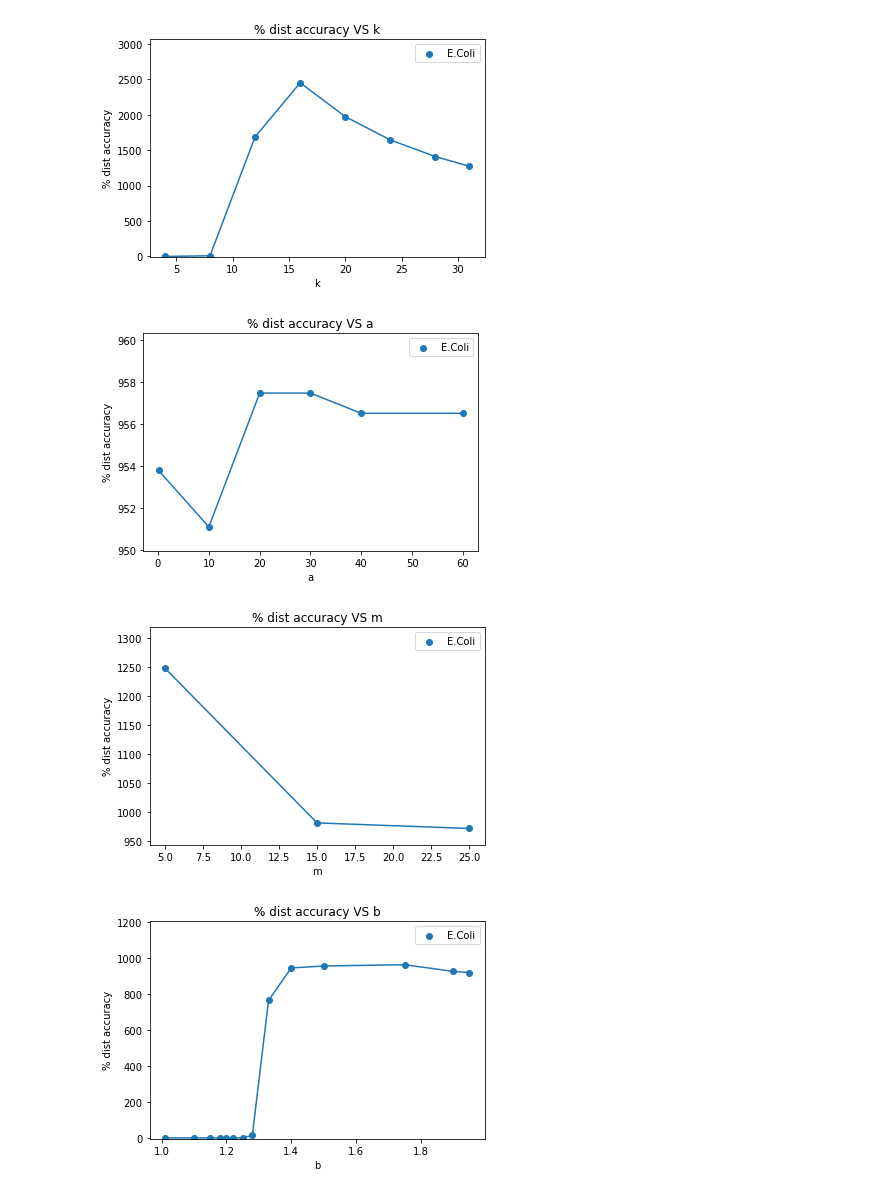
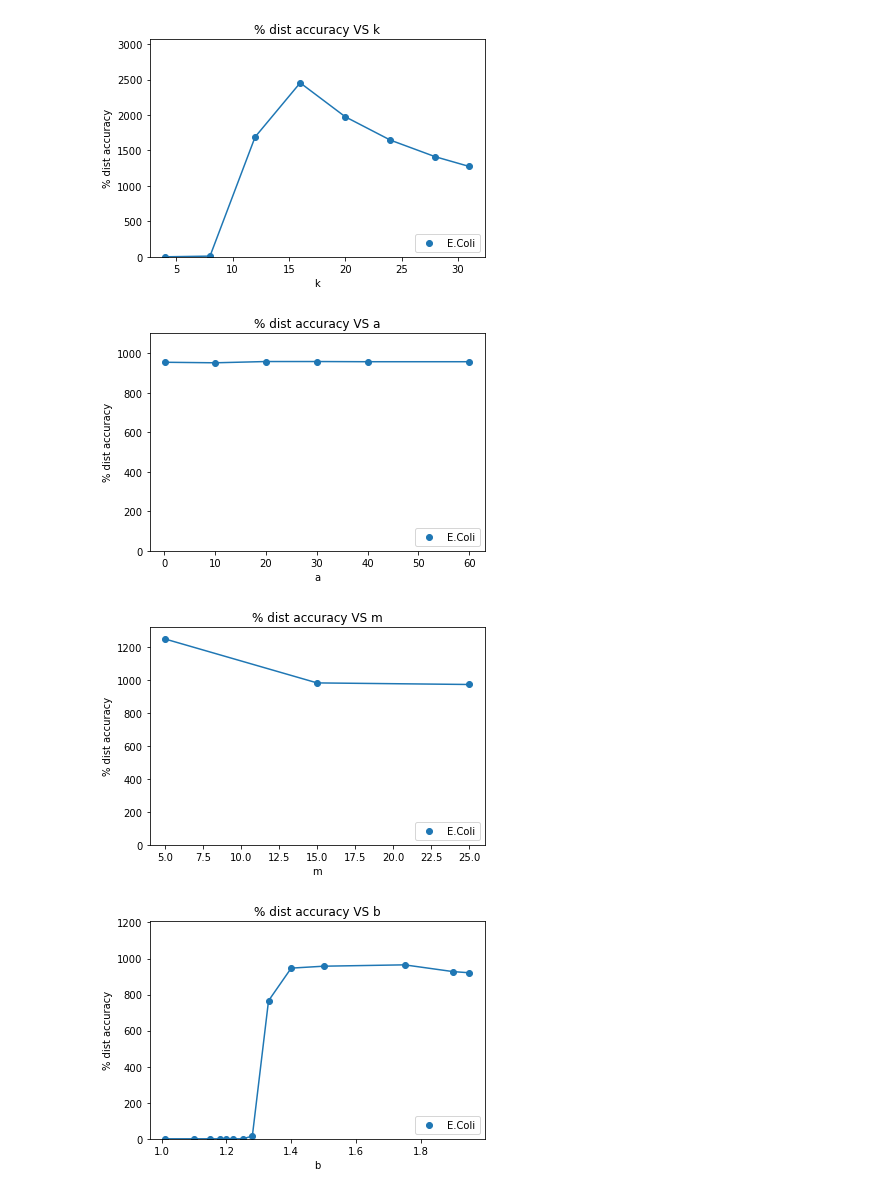
Before and after one commit to YuqiZ2020/set-sketch-test, a Jupyter notebook: hyperparameter_tunning_plot.ipynb, the cells around one changed output. Drawn from its saved outputs; the diff is of its cells as text; code cells hidden in the pictures.

Commit message:
plots

```diff
--- a/hyperparameter_tunning_plot.ipynb
+++ b/hyperparameter_tunning_plot.ipynb
@@ -5,24 +5,29 @@ import matplotlib.pyplot as plt
 # %%
 result_df = pd.read_excel('Parameter_Testing_Ecoli.xlsx', sheet_name='k')
 actual_dist = result_df['actual dist'].values[0]
 for param in ['k', 'a', 'm', 'b', 'q']:
     result_df = pd.read_excel('Parameter_Testing_Ecoli.xlsx', sheet_name=param)
     X = result_df.iloc[:,0].values
     y = result_df['dist'].values
     y = 100 - (actual_dist - y) / actual_dist * 100
     first_X = X
     first_y = y
     plt.scatter(first_X, first_y, label="E.Coli")
     plt.plot(first_X, first_y)
-    plt.legend(loc='upper right')
+    plt.legend(loc='lower right')
     plt.xlabel(param)
     plt.ylabel("% dist accuracy")
     plt.title("% dist accuracy VS "+param)
-    plt.ylim(max(np.min(y) - 0.1 * (np.max(y) - max(np.min(y) - 5, 0)), -5), np.max(y) + 0.25 * (np.max(y) - max(np.min(y) - 5, 0)))
+    # plt.ylim(max(np.min(y) - 0.2 * (np.max(y) - max(np.min(y) - 5, 0)), -5), np.max(y) + 0.25 * (np.max(y) - max(np.min(y) - 5, 0)))
+    plt.ylim([0, np.max(y) + 0.25 * (np.max(y) - max(np.min(y) - 5, 0))])
+    if param == 'a':
+        plt.ylim([0, 1100])
+
+    # plt.ylim([0, 100])
     plt.savefig("hyperparameter_tunning_plots/Ecoli_"+param)
     plt.show()
 # %% [output]
-[figure, old version]
+[figure, new version]
-[figure, old version]
+[figure, new version]
-[figure, old version]
+[figure, new version]
-[figure, old version]
+[figure, new version]
```
Also changed, not shown: parts of 2 cells of this notebook, 10 other files.
